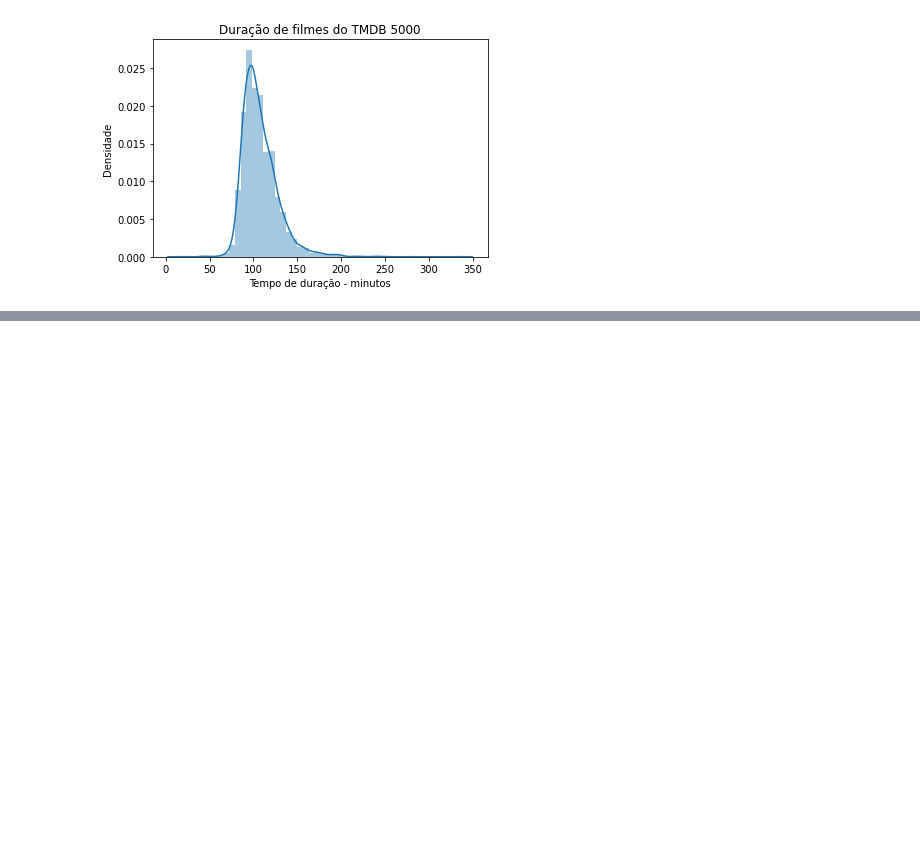
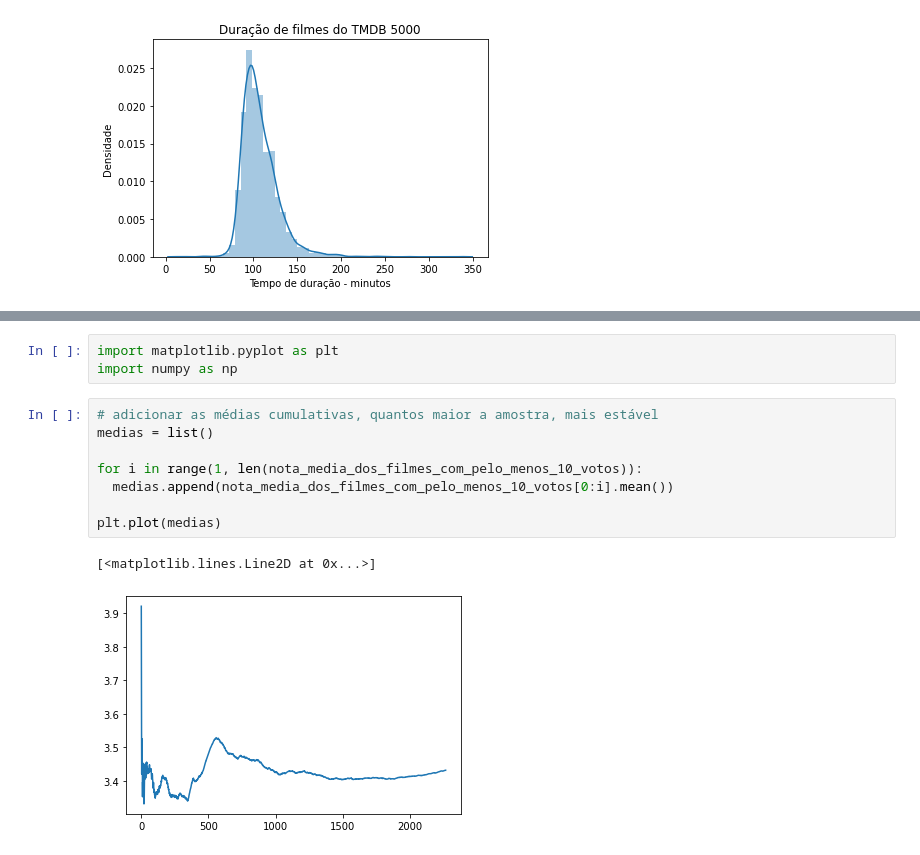
Before and after one commit to jordanfalcao/data-analytics, a Jupyter notebook: Testes Estatísticos com Python/Introdução_a_Testes_Estatísticos.ipynb, the cells around one changed output, grey strips where cells are left out. Cells and saved outputs as stored; diff of their text form; blank space fills up the shorter version.

```diff
--- a/Testes Estatísticos com Python/Introdução_a_Testes_Estatísticos.ipynb
+++ b/Testes Estatísticos com Python/Introdução_a_Testes_Estatísticos.ipynb
@@ -335,0 +358,14 @@ ax
+# %%
+import matplotlib.pyplot as plt
+import numpy as np
+# %%
+# adicionar as médias cumulativas, quantos maior a amostra, mais estável
+medias = list()
+
+for i in range(1, len(nota_media_dos_filmes_com_pelo_menos_10_votos)):
+  medias.append(nota_media_dos_filmes_com_pelo_menos_10_votos[0:i].mean())
+
+plt.plot(medias)
+# %% [output]
+[<matplotlib.lines.Line2D at 0x...>]
+[figure, added]
```
Also changed, not shown: parts of 11 cells of this notebook, 1 other file.
